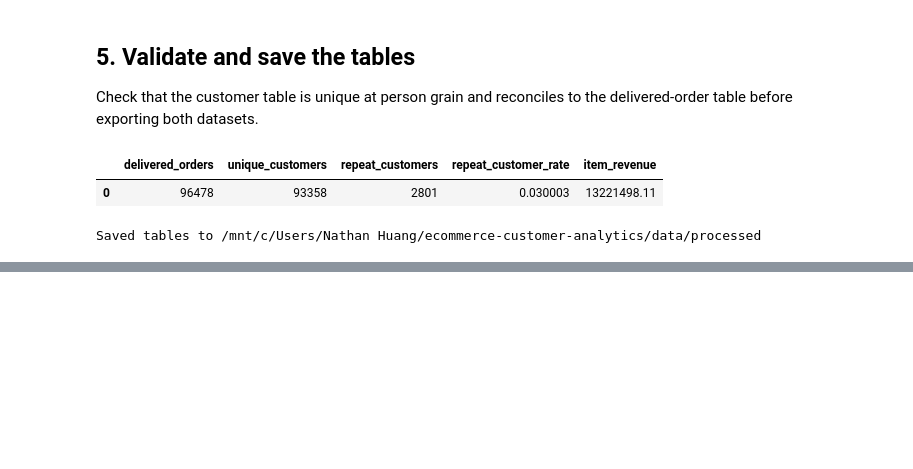
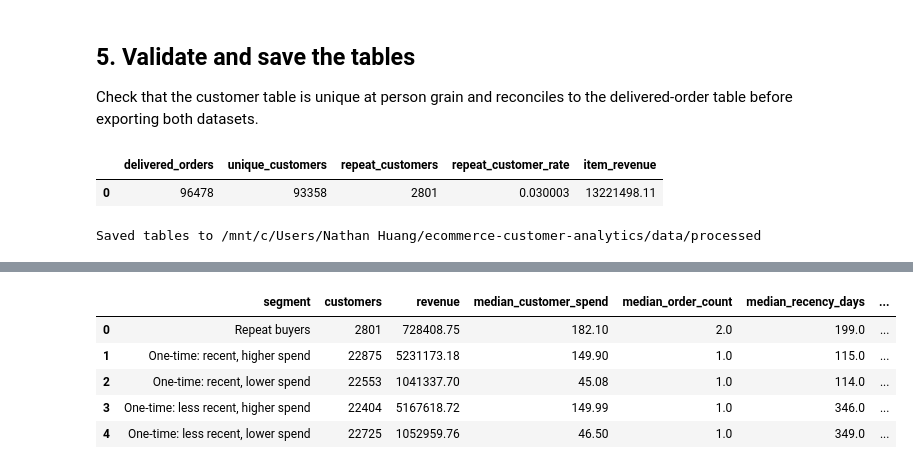
Before and after one commit to nthuang/ecommerce-customer-analytics, a Jupyter notebook: notebooks/customer_features.ipynb, the cells around one changed output, grey strips where cells are left out. Saved outputs shown, nothing was run; the diff lists cells and outputs as text; code cells hidden in the pictures; blank space fills up the shorter version.

```diff
--- a/notebooks/customer_features.ipynb
+++ b/notebooks/customer_features.ipynb
@@ -224,0 +257,41 @@ Saved tables to /mnt/c/Users/Nathan Huang/ecommerce-customer-analytics/data/proc
+# %%
+segment_order = [
+    "Repeat buyers",
+    "One-time: recent, higher spend",
+    "One-time: recent, lower spend",
+    "One-time: less recent, higher spend",
+    "One-time: less recent, lower spend",
+]
+customer_segments["segment"] = pd.Categorical(
+    customer_segments["segment"], categories=segment_order, ordered=True
+)
+
+segment_summary = (
+    customer_segments.groupby("segment", as_index=False, observed=True)
+    .agg(
+        customers=("customer_unique_id", "nunique"),
+        revenue=("total_item_revenue", "sum"),
+        median_customer_spend=("total_item_revenue", "median"),
+        median_order_count=("order_count", "median"),
+        median_recency_days=("recency_days", "median"),
+    )
+)
+segment_summary["customer_share_pct"] = (
+    100 * segment_summary["customers"] / len(customer_segments)
+)
+segment_summary["revenue_share_pct"] = (
+    100 * segment_summary["revenue"] / customer_segments["total_item_revenue"].sum()
+)
+
+assert segment_summary["customers"].sum() == len(customer_features)
+assert abs(
+    segment_summary["revenue"].sum() - customer_features["total_item_revenue"].sum()
+) < 1e-6
+display(segment_summary.round(2))
+# %% [output]
+|  | segment | customers | revenue | median_customer_spend | median_order_count | median_recency_days | ... |
+| 0 | Repeat buyers | 2801 | 728408.75 | 182.10 | 2.0 | 199.0 | ... |
+| 1 | One-time: recent, higher spend | 22875 | 5231173.18 | 149.90 | 1.0 | 115.0 | ... |
+| 2 | One-time: recent, lower spend | 22553 | 1041337.70 | 45.08 | 1.0 | 114.0 | ... |
+| 3 | One-time: less recent, higher spend | 22404 | 5167618.72 | 149.99 | 1.0 | 346.0 | ... |
+| 4 | One-time: less recent, lower spend | 22725 | 1052959.76 | 46.50 | 1.0 | 349.0 | ... |
```
Also changed, not shown: parts of 8 cells of this notebook, 9 other files.
